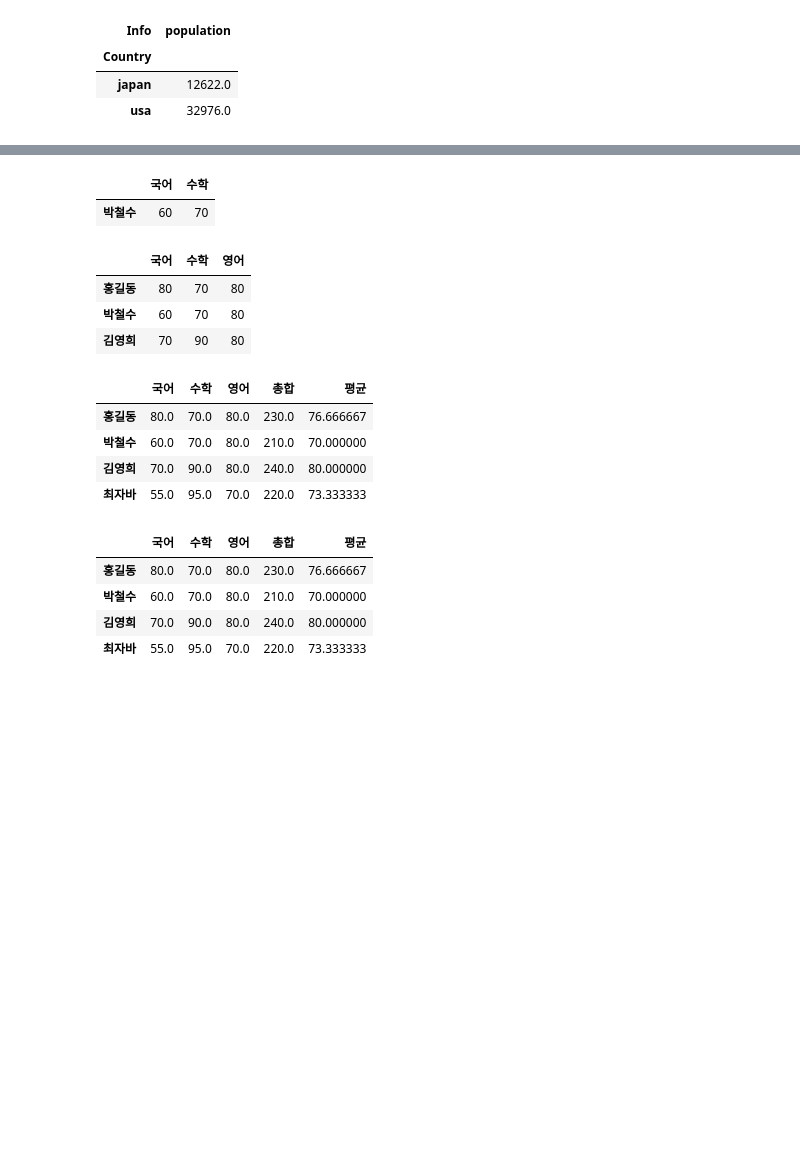
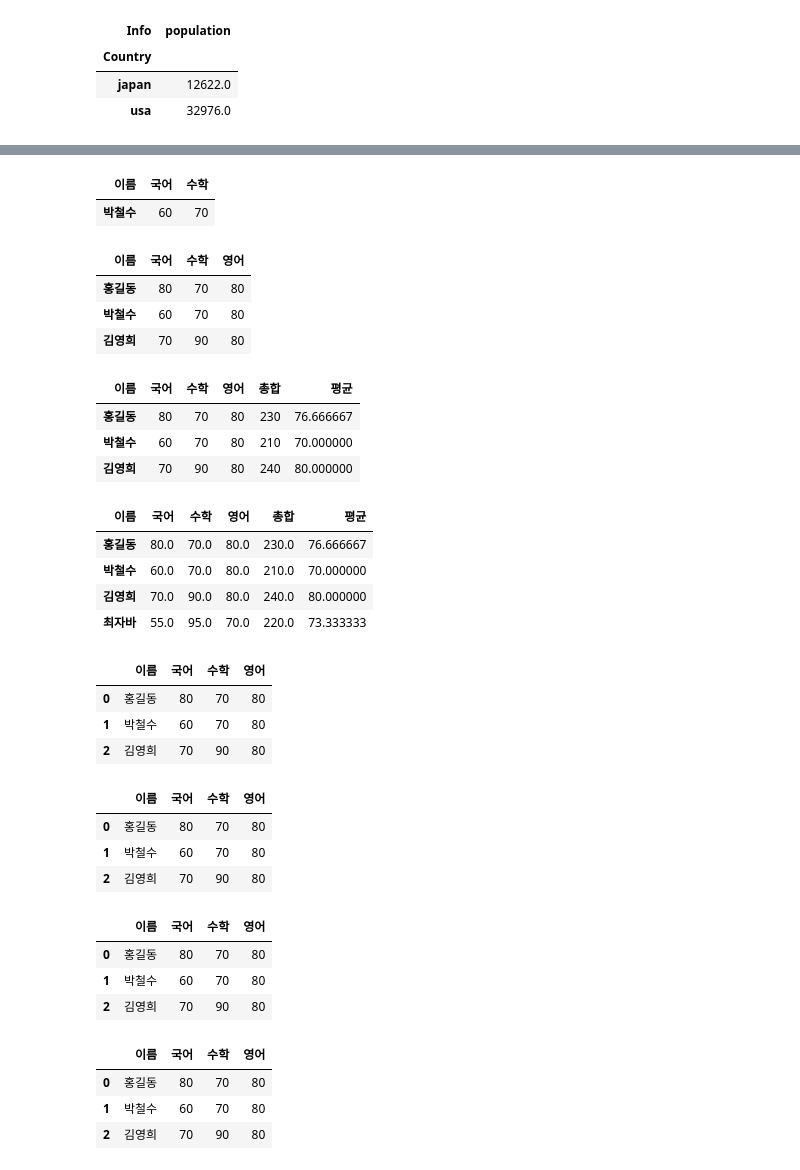
Before and after one commit to pmj8298/python, a Jupyter notebook: python10.ipynb, the cells around one changed output, grey strips where cells are left out. Saved outputs shown, nothing was run; the diff lists cells and outputs as text; code cells hidden in the pictures; blank space fills up the shorter version.

```diff
--- a/python10.ipynb
+++ b/python10.ipynb
@@ -607,7 +612,6 @@ country[(country['population'] > 10000) & (country['population'] < 100000)].loc[
 import numpy as np
 import pandas as pd
 
-name={}
 
 kor = {
     '홍길동':80,
@@ -615,11 +619,13 @@ kor = {
     '김영희':70
 }
 
+
 mat = {
     '홍길동':70,
     '박철수':70,
     '김영희':90
 }
+
 
 eng = {
     '홍길동':80,
@@ -630,5 +636,7 @@ eng = {
 
 # student = pd.DataFrame(index=[0,1,2], columns=['이름'])
 student = pd.DataFrame({'국어':kor, '수학':mat, '영어':eng})
+# student.index.name='이름' # 인덱스 이름 지정
+student.columns.name='이름'  # 컬럼 이름 지정
 student
 # %% [output]
@@ -639,12 +647,12 @@ student
 # %%
 student.iloc[1:2, :2]
 # %% [output]
-|  | 국어 | 수학 |
+| 이름 | 국어 | 수학 |
 | 박철수 | 60 | 70 |
 # %%
 student[(student['수학'] >= 70)]
 # %% [output]
-|  | 국어 | 수학 | 영어 |
+| 이름 | 국어 | 수학 | 영어 |
 | 홍길동 | 80 | 70 | 80 |
 | 박철수 | 60 | 70 | 80 |
 | 김영희 | 70 | 90 | 80 |
@@ -655,17 +663,68 @@ avg = (student['총합'] / 3)
 student['평균']= avg
 student
 # %% [output]
-|  | 국어 | 수학 | 영어 | 총합 | 평균 |
-| 홍길동 | 80.0 | 70.0 | 80.0 | 230.0 | 76.666667 |
-| 박철수 | 60.0 | 70.0 | 80.0 | 210.0 | 70.000000 |
-| 김영희 | 70.0 | 90.0 | 80.0 | 240.0 | 80.000000 |
-| 최자바 | 55.0 | 95.0 | 70.0 | 220.0 | 73.333333 |
+| 이름 | 국어 | 수학 | 영어 | 총합 | 평균 |
+| 홍길동 | 80 | 70 | 80 | 230 | 76.666667 |
+| 박철수 | 60 | 70 | 80 | 210 | 70.000000 |
+| 김영희 | 70 | 90 | 80 | 240 | 80.000000 |
 # %%
 최자바 = pd.Series(data = [55,95,70],index=['국어','수학','영어'])
+student.loc['최자바'] = 최자바
+
+sum = student['국어'] + student['수학']+ student['영어']
+student['총합']= sum
+avg = (student['총합'] / 3)
+student['평균']= avg
 student
 # %% [output]
-|  | 국어 | 수학 | 영어 | 총합 | 평균 |
+| 이름 | 국어 | 수학 | 영어 | 총합 | 평균 |
 | 홍길동 | 80.0 | 70.0 | 80.0 | 230.0 | 76.666667 |
 | 박철수 | 60.0 | 70.0 | 80.0 | 210.0 | 70.000000 |
 | 김영희 | 70.0 | 90.0 | 80.0 | 240.0 | 80.000000 |
 | 최자바 | 55.0 | 95.0 | 70.0 | 220.0 | 73.333333 |
+# %%
+# 풀이
+# 기본적인 방법
+data = {
+    '이름':['홍길동','박철수','김영희'],
+    '국어':[80,60,70],
+    '수학':[70,70,90],
+    '영어':[80,80,80],
+}
+df = pd.DataFrame(data)
+df
+# %% [output]
+|  | 이름 | 국어 | 수학 | 영어 |
+| 0 | 홍길동 | 80 | 70 | 80 |
+| 1 | 박철수 | 60 | 70 | 80 |
+| 2 | 김영희 | 70 | 90 | 80 |
+# %%
+# 풀이
+# 키값쌍으로 리스트에 저장하는 방법
+data =[
+    {'이름':'홍길동','국어':80,'수학':70, '영어':80},
+    {'이름':'박철수','국어':60,'수학':70, '영어':80},
+    {'이름':'김영희','국어':70,'수학':90, '영어':80},
+]
+df = pd.DataFrame(data)
+df
+# %% [output]
+|  | 이름 | 국어 | 수학 | 영어 |
+| 0 | 홍길동 | 80 | 70 | 80 |
+| 1 | 박철수 | 60 | 70 | 80 |
+| 2 | 김영희 | 70 | 90 | 80 |
+# %%
+# 풀이
+# 리스트에 튜플로 저장하는 방법
+data =[
+    ('홍길동',80,70,80),
+    ('박철수',60,70,80),
+    ('김영희',70,90,80),
+]
+df = pd.DataFrame(data, columns=['이름','국어','수학','영어'])
+df
+# %% [output]
+|  | 이름 | 국어 | 수학 | 영어 |
+| 0 | 홍길동 | 80 | 70 | 80 |
+| 1 | 박철수 | 60 | 70 | 80 |
+| 2 | 김영희 | 70 | 90 | 80 |
@@ -671,0 +741,8 @@ student
+# %%
+# 1
+df
+# %% [output]
+|  | 이름 | 국어 | 수학 | 영어 |
+| 0 | 홍길동 | 80 | 70 | 80 |
+| 1 | 박철수 | 60 | 70 | 80 |
+| 2 | 김영희 | 70 | 90 | 80 |
```
Also changed, not shown: parts of 9 cells of this notebook.
